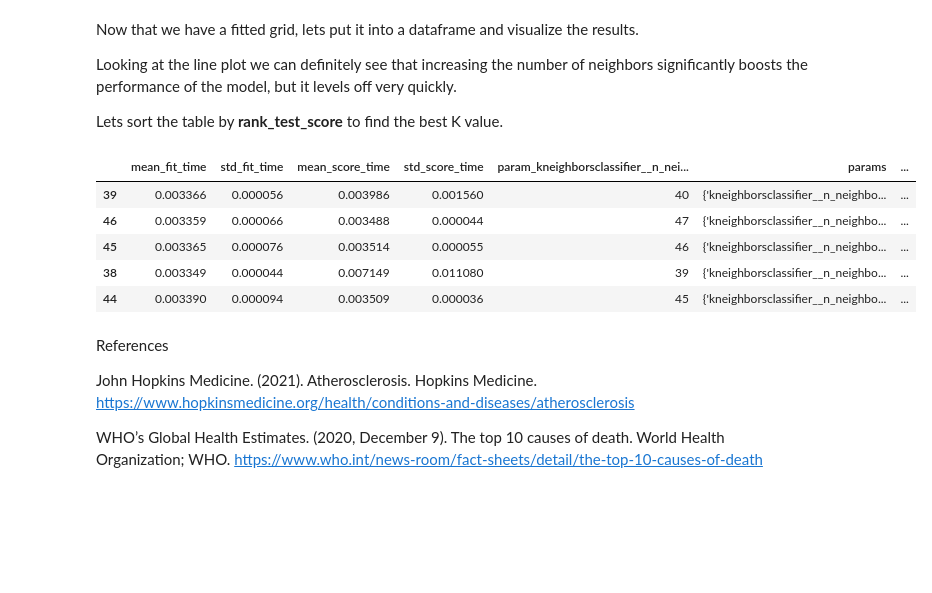
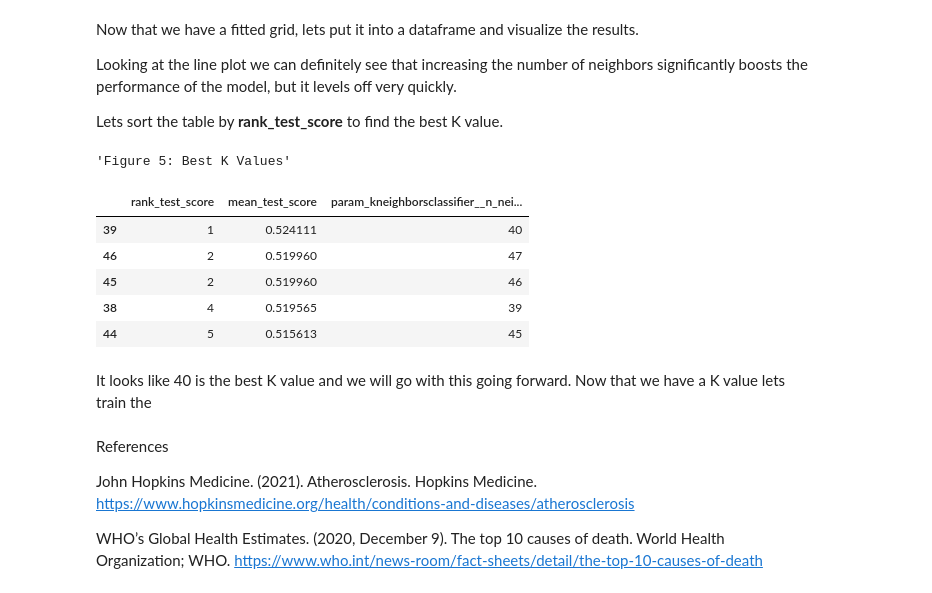
Before and after one commit to andyw2444/Group-Project, a Jupyter notebook: Group Project Report.ipynb, the cells around one changed output. Saved outputs shown, nothing was run; the diff lists cells and outputs as text; code cells hidden in the pictures; blank space fills up the shorter version.

Commit message:
Table legends + cleanup
minor edits

```diff
--- a/Group Project Report.ipynb
+++ b/Group Project Report.ipynb
@@ -189,14 +171,20 @@ Looking at the line plot we can definitely see that increasing the number of nei
 Lets sort the table by **rank_test_score** to find the best K value.
 # %%
 #Sorts the grid dataframe by rank_test_score
-heart_grid_df.sort_values(by="rank_test_score").head(5)
+display("Figure 5: Best K Values",
+        heart_grid_df.sort_values(by="rank_test_score").head(5)
+        [["rank_test_score", "mean_test_score", "param_kneighborsclassifier__n_neighbors"]]
+       )
 # %% [output]
+'Figure 5: Best K Values'
-|  | mean_fit_time | std_fit_time | mean_score_time | std_score_time | param_kneighborsclassifier__n_nei... | params | ... |
-| 39 | 0.003366 | 0.000056 | 0.003986 | 0.001560 | 40 | {'kneighborsclassifier__n_neighbo... | ... |
-| 46 | 0.003359 | 0.000066 | 0.003488 | 0.000044 | 47 | {'kneighborsclassifier__n_neighbo... | ... |
-| 45 | 0.003365 | 0.000076 | 0.003514 | 0.000055 | 46 | {'kneighborsclassifier__n_neighbo... | ... |
-| 38 | 0.003349 | 0.000044 | 0.007149 | 0.011080 | 39 | {'kneighborsclassifier__n_neighbo... | ... |
-| 44 | 0.003390 | 0.000094 | 0.003509 | 0.000036 | 45 | {'kneighborsclassifier__n_neighbo... | ... |
+|  | rank_test_score | mean_test_score | param_kneighborsclassifier__n_nei... |
+| 39 | 1 | 0.524111 | 40 |
+| 46 | 2 | 0.519960 | 47 |
+| 45 | 2 | 0.519960 | 46 |
+| 38 | 4 | 0.519565 | 39 |
+| 44 | 5 | 0.515613 | 45 |
+# %% [markdown]
+It looks like 40 is the best K value and we will go with this going forward. Now that we have a K value lets train the
 # %% [markdown]
 References
 
```
Also changed, not shown: parts of 1 cell of this notebook.
